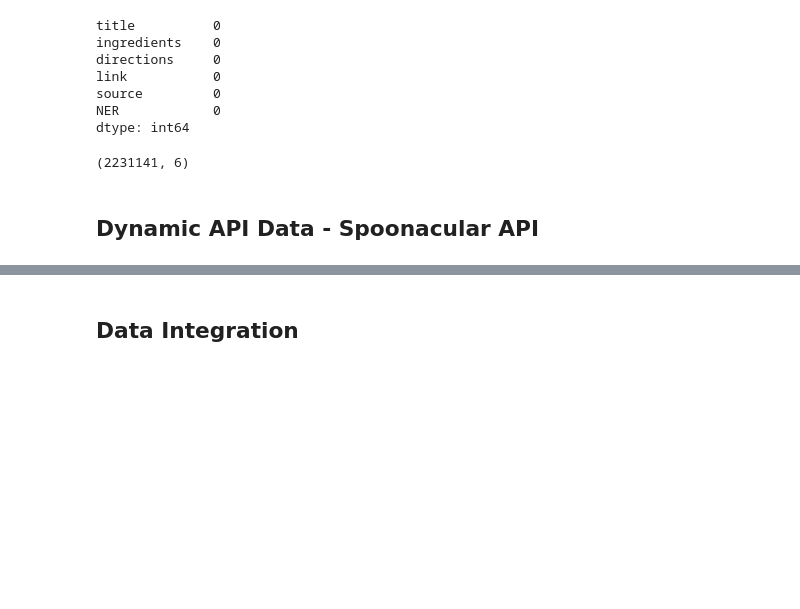
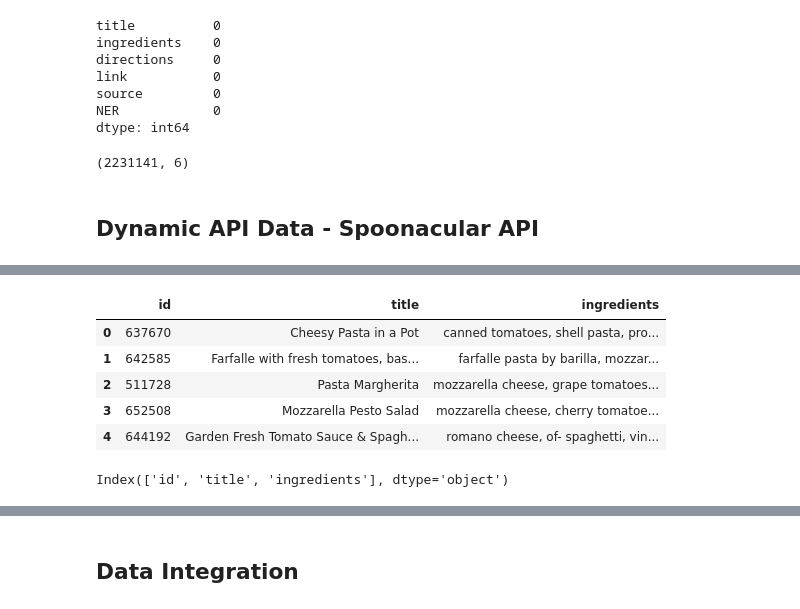
Before and after one commit to SandhyaKilari/PantryPalette, a Jupyter notebook: Scripts/Data_Collection.ipynb, the cells around one changed output, grey strips where cells are left out. Saved outputs shown, nothing was run; the diff lists cells and outputs as text; code cells hidden in the pictures; blank space fills up the shorter version.

```diff
--- a/Scripts/Data_Collection.ipynb
+++ b/Scripts/Data_Collection.ipynb
@@ -134,7 +134,7 @@ receipenlg.shape
 import requests
 
 # Your Spoonacular API Key
-API_KEY = "your_spoonacular_api_key"
+API_KEY = "709a04ae6b8d4e21ab961fdfc4f4a205"
 BASE_URL = "https://api.spoonacular.com/recipes/findByIngredients"
 # %%
 def fetch_recipes(ingredients, num_recipes=5):
@@ -213,6 +237,6 @@ def api_to_dataframe(api_response):
     return api_df
 
 # Convert API data to DataFrame
-if recipes_api:
-    df_api = api_to_dataframe(recipes_api)
+if recipes:
+    df_api = api_to_dataframe(recipes)
     print(df_api.head())
@@ -218,0 +257,13 @@ if recipes_api:
+# %%
+df_api.head()
+# %% [output]
+|  | id | title | ingredients |
+| 0 | 637670 | Cheesy Pasta in a Pot | canned tomatoes, shell pasta, pro... |
+| 1 | 642585 | Farfalle with fresh tomatoes, bas... | farfalle pasta by barilla, mozzar... |
+| 2 | 511728 | Pasta Margherita | mozzarella cheese, grape tomatoes... |
+| 3 | 652508 | Mozzarella Pesto Salad | mozzarella cheese, cherry tomatoe... |
+| 4 | 644192 | Garden Fresh Tomato Sauce & Spagh... | romano cheese, of- spaghetti, vin... |
+# %%
+print(df_api.columns)
+# %% [output]
+Index(['id', 'title', 'ingredients'], dtype='object')
```
Also changed, not shown: parts of 6 cells of this notebook.
